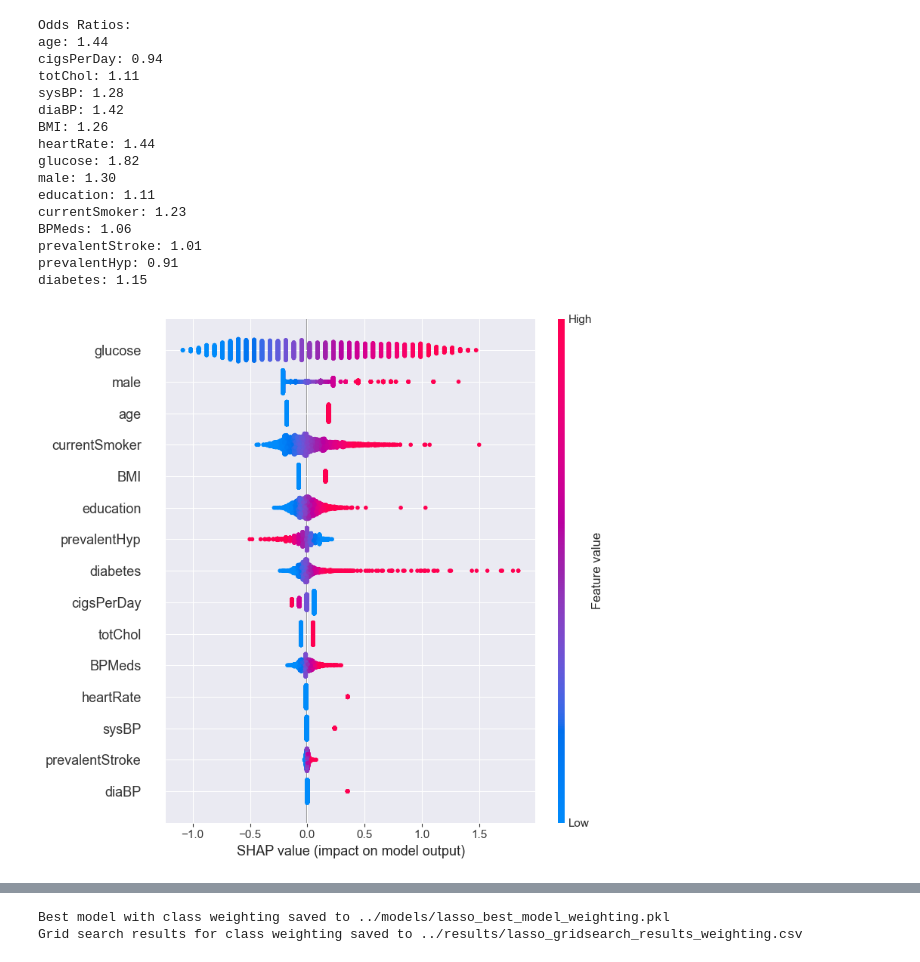
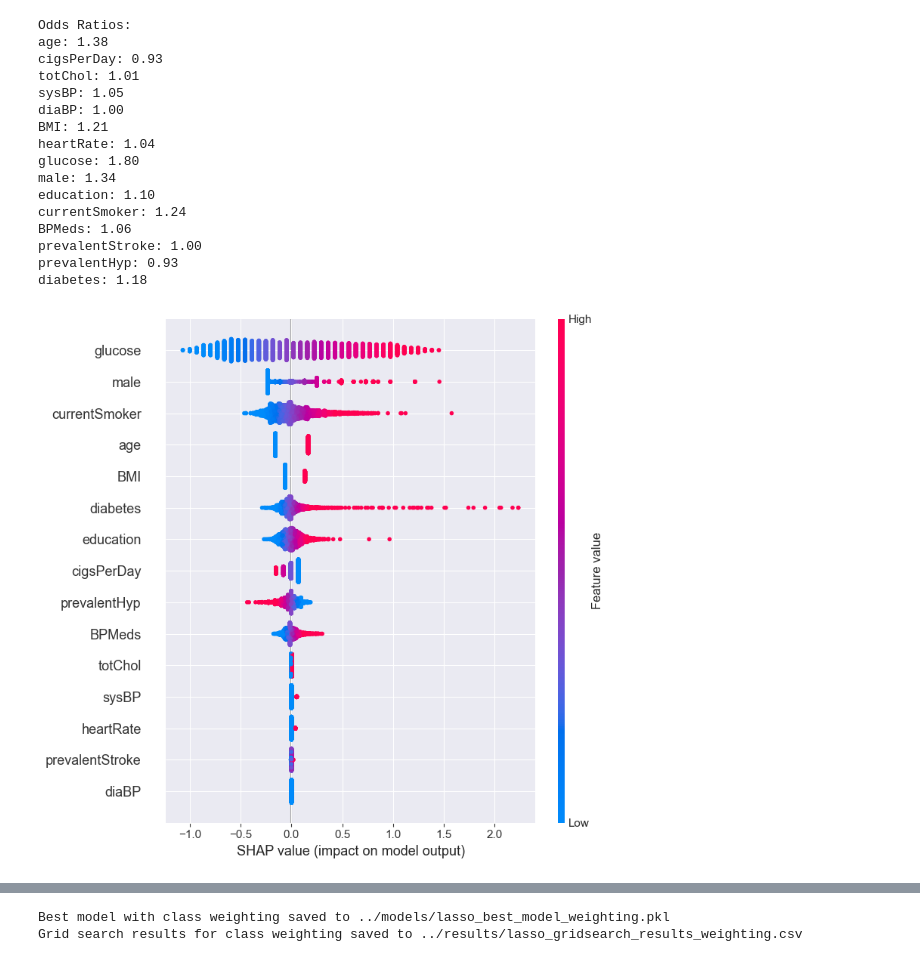
Before and after one commit to erdemkoca/master-thesis, a Jupyter notebook: notebooks/03_lasso_regression_class_weight.ipynb, the cells around one changed output, grey strips where cells are left out. Drawn from its saved outputs; the diff is of its cells as text; code cells hidden in the pictures.

```diff
--- a/notebooks/03_lasso_regression_class_weight.ipynb
+++ b/notebooks/03_lasso_regression_class_weight.ipynb
@@ -54,7 +54,7 @@ grid_search_weighting = GridSearchCV(
     LogisticRegression(max_iter=1000, random_state=42),
     param_grid,
     scoring='f1',  # Optimize for F1-Score (important for imbalanced data)
-    cv=5,          # 5-fold cross-validation
+    cv=100,          # 5-fold cross-validation
     verbose=2,
     n_jobs=-1      # Use all cores for parallel processing
 )
@@ -171,20 +171,20 @@ Unselected features:
 Odds Ratios:
-age: 1.44
-cigsPerDay: 0.94
-totChol: 1.11
-sysBP: 1.28
-diaBP: 1.42
-BMI: 1.26
-heartRate: 1.44
-glucose: 1.82
-male: 1.30
-education: 1.11
-currentSmoker: 1.23
+age: 1.38
+cigsPerDay: 0.93
+totChol: 1.01
+sysBP: 1.05
+diaBP: 1.00
+BMI: 1.21
+heartRate: 1.04
+glucose: 1.80
+male: 1.34
+education: 1.10
+currentSmoker: 1.24
 BPMeds: 1.06
-prevalentStroke: 1.01
-prevalentHyp: 0.91
-diabetes: 1.15
+prevalentStroke: 1.00
+prevalentHyp: 0.93
+diabetes: 1.18
-[figure, old version]
+[figure, new version]
 [figure]
 Best model with class weighting saved to ../models/lasso_best_model_weighting.pkl
 Grid search results for class weighting saved to ../results/lasso_gridsearch_results_weighting.csv
```
Also changed, not shown: parts of 1 cell of this notebook, 17 other files.
